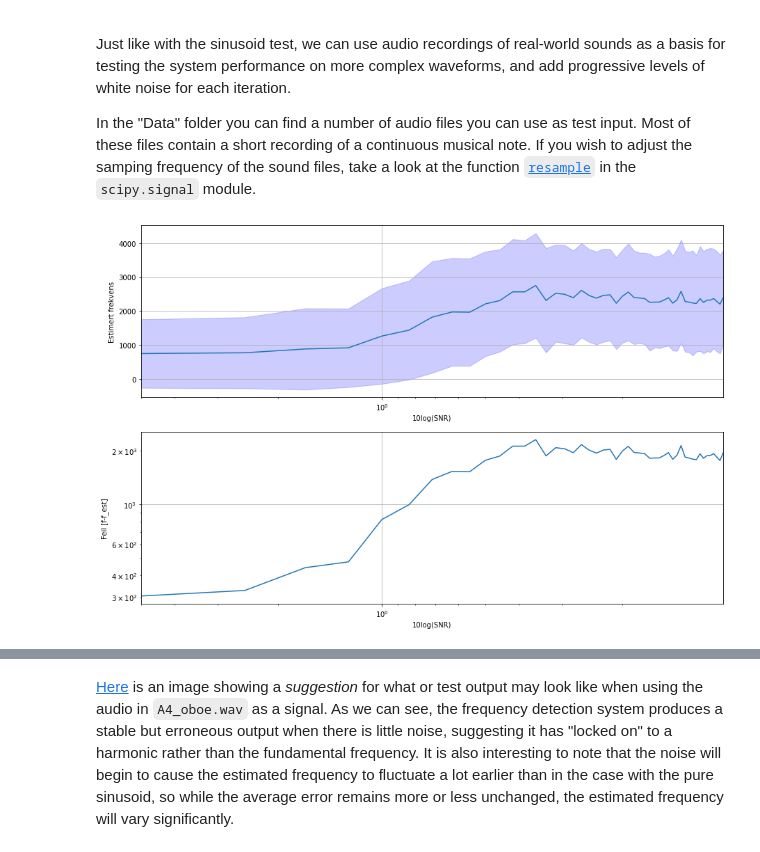
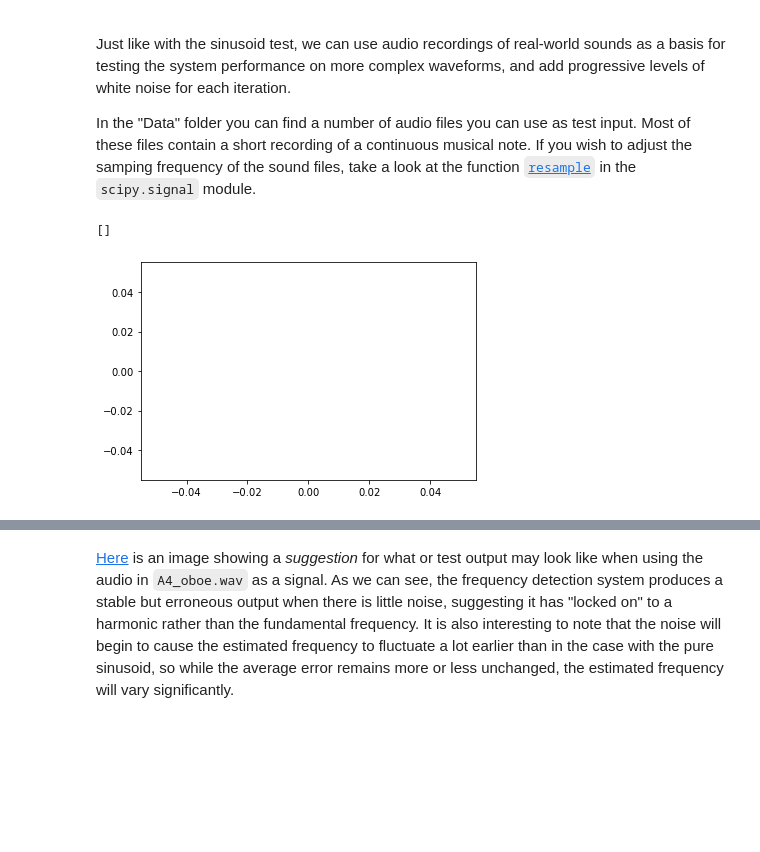
Before and after one commit to Mortenms/AIS2201_Exercises, a Jupyter notebook: Exercise_7/Test3_Audio.ipynb, the cells around one changed output, grey strips where cells are left out. Cells and saved outputs as stored; diff of their text form; code cells hidden in the pictures; blank space fills up the shorter version.

```diff
--- a/Exercise_7/Test3_Audio.ipynb
+++ b/Exercise_7/Test3_Audio.ipynb
@@ -8,81 +8,37 @@ In the "Data" folder you can find a number of audio files you can use as test in
 import matplotlib.pyplot as plt
 import numpy as np
 import scipy.io.wavfile as wavfile  # Import module for handling of .wav audio files
 import scipy.signal as ss
 from IPython.display import Audio  # Import the Audio object for use in audio playback
 
 import sample_audio
 from baseline_algorithm import freq_detection
 
 files = {
     1: "A4_oboe.wav",
     2: "B_oboe.wav",
     3: "C#_oboe.wav",
     4: "D_oboe.wav",
     5: "Zauberflöte_vocal.wav"
 }
 
 filesFreq = {
     1: 440,
     2: 30,
     3: 34,
     4: "D_oboe.wav",
     5: "Zauberflöte_vocal.wav"
 }
 
 filenr = 1
 
 fs1, sampleData = wavfile.read(r"sample_audio\{}".format(files[filenr]))
-xn = sampleData/max(abs(sampleData)) # normaliser
+signal = sampleData/max(abs(sampleData)) # normaliser
+signal = signal[10000:-10000]
+fs = 10000
+ss.resample(signal,fs)
 
-fs = 10000
-
-ss.resample(xn,fs)
-SNR = []
-estimatedFreqs = []
-errors = []
-variances = []
-N = len(xn)
-t = np.arange(N)
-
-for i in range(1,50):
-    noise_variance = i/10
-    noise = np.random.normal(scale=np.sqrt(noise_variance), size=N)
-    xn = xn+noise
-    SNR.append(1/2 / noise_variance)
-    timestamps, freqs = freq_detection(xn, fs)
-    estimatedFreqs.append(np.mean(freqs))
-    variances.append(np.std(freqs))
-    #variances.append(max(freqs)-np.mean(freqs))
-    errors.append(np.abs(filesFreq[filenr]-np.mean(freqs)))
-
-SNR = np.array(SNR)
-estimatedFreqs = np.array(estimatedFreqs)
-errors = np.array(errors)
-variances = np.array(variances)
-
-fig, ax = plt.subplots(2,1, figsize=(15, 10))
-
-ax[0].plot(SNR,estimatedFreqs)
-ax[0].fill_between(SNR, estimatedFreqs - variances, estimatedFreqs + variances, color='b', alpha=0.2)
-ax[0].set_xlabel('10log(SNR)')
-ax[0].set_ylabel('Estimert frekvens')
-ax[0].set_xlim(max(SNR), min(SNR))
-ax[0].set_xscale('log')
-ax[0].grid(True)
-
-ax[1].plot(SNR,errors)
-ax[1].set_xlabel('10log(SNR)')
-ax[1].set_ylabel('Feil [f-f_est]')
-ax[1].set_xlim(max(SNR), min(SNR))
-ax[1].set_xscale('log')
-ax[1].set_yscale('log')
-ax[1].grid(True)
-
-
-
-
-
-# WRITE YOUR CODE IN THIS CELL:
+plt.plot()
 # %% [output]
+[]
-[figure, old version]
+[figure, new version]
```
Also changed, not shown: parts of 1 cell of this notebook, 3 other files.
